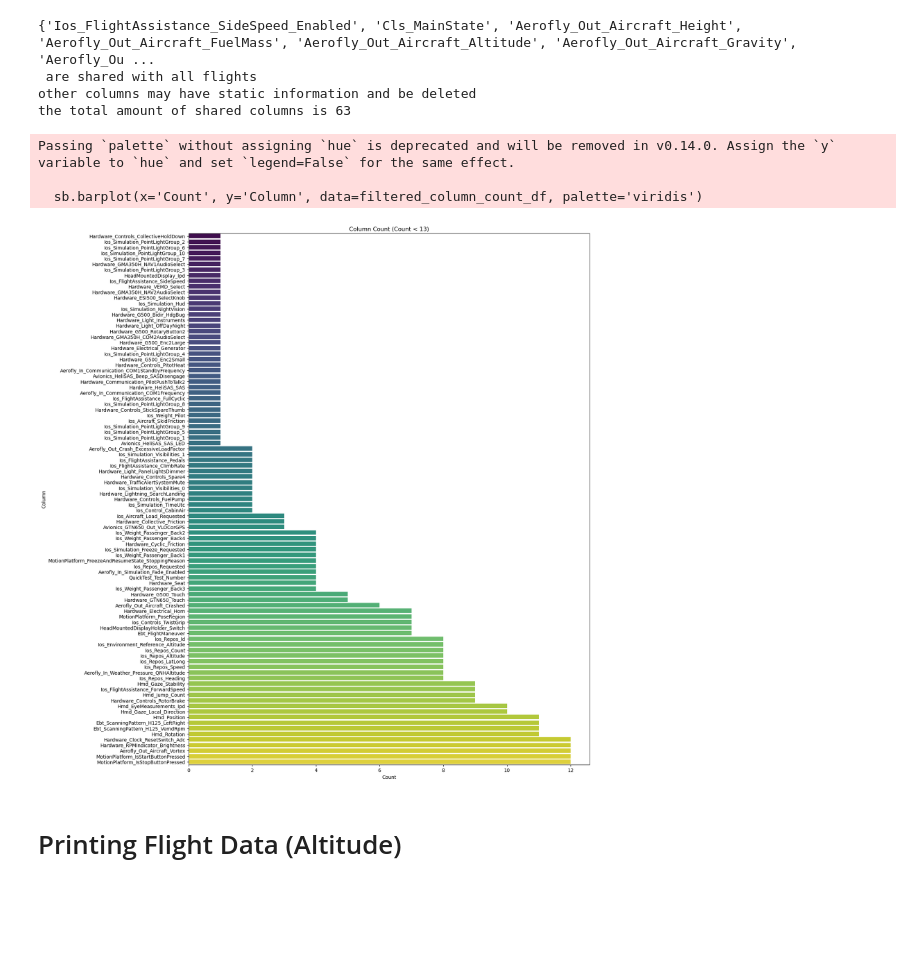
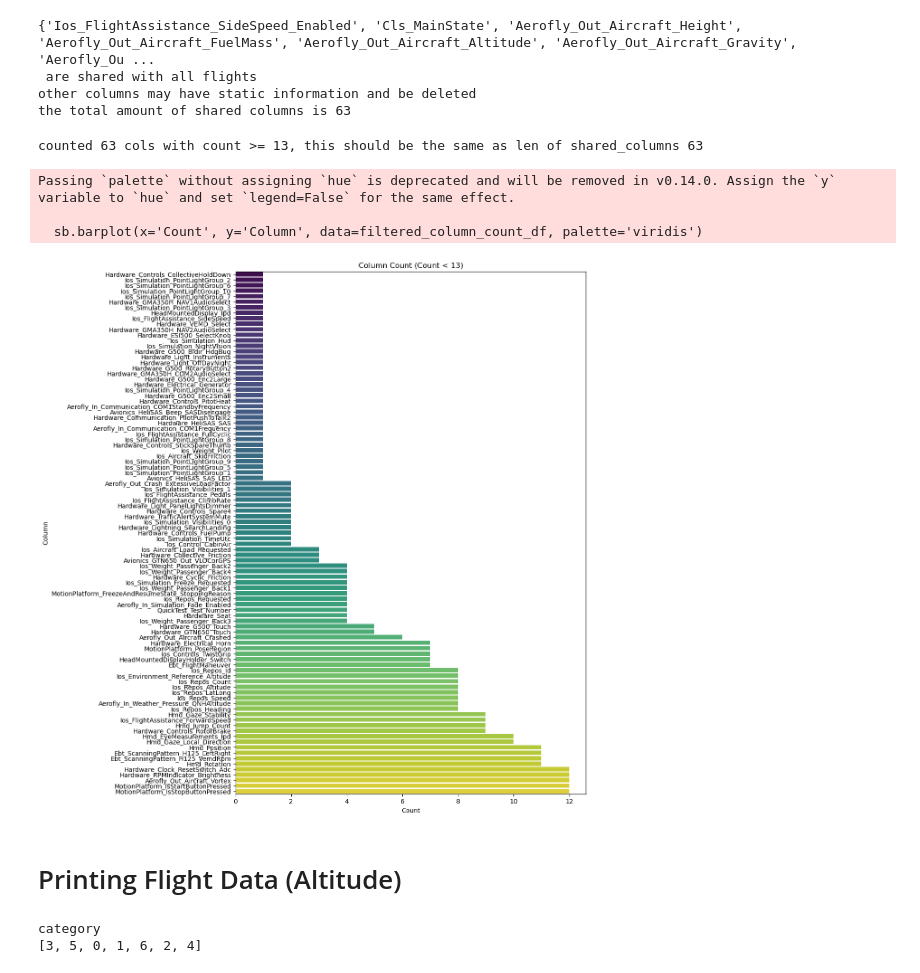
Before and after one commit to schbm/injmol, a Jupyter notebook: main.ipynb, the cells around one changed output. Saved outputs shown, nothing was run; the diff lists cells and outputs as text; code cells hidden in the pictures; blank space fills up the shorter version.

```diff
--- a/main.ipynb
+++ b/main.ipynb
@@ -587,28 +587,39 @@ for pkl_file in pkl_files:
         else:
             # If it's not, add it to the dictionary with a count of 1
             column_count[col] = 1
+# Print the length of all columns with count > 13
+print(f'counted {len([col for col, count in column_count.items() if count >= 13])} cols with count >= 13, this should be the same as len of shared_columns {len(shared_columns)}')
+# %% [output]
+counted 63 cols with count >= 13, this should be the same as len of shared_columns 63
 # %%
 # Filter the column_count dictionary to get only columns where count < 13
 filtered_columns = {col: count for col, count in column_count.items() if count < 13}
 
 # Convert the filtered dictionary to a DataFrame for easier plotting
 filtered_column_count_df = pd.DataFrame(list(filtered_columns.items()), columns=['Column', 'Count'])
 
 # Sort the DataFrame by 'Count' in ascending order
 filtered_column_count_df = filtered_column_count_df.sort_values(by='Count', ascending=True)
 
 # Create a bar plot
-plt.figure(figsize=(15, 20))
+plt.figure(figsize=(10, 15))
 sb.barplot(x='Count', y='Column', data=filtered_column_count_df, palette='viridis')
 plt.title('Column Count (Count < 13)')
 plt.xlabel('Count')
 plt.ylabel('Column')
 plt.show()
 # %% [output]
 Passing `palette` without assigning `hue` is deprecated and will be removed in v0.14.0. Assign the `y` variable to `hue` and set `legend=False` for the same effect.
 
   sb.barplot(x='Count', y='Column', data=filtered_column_count_df, palette='viridis')
-[figure, old version]
+[figure, new version]
 # %% [markdown]
 # Printing Flight Data (Altitude)
+# %%
+debug_df = pd.read_pickle('parsed_data/0bbf0c4e-fb3c-4213-bff8-ef21ee5ebf79.pkl')
+print(debug_df['maneuver'].dtype)
+print(debug_df['maneuver'].cat.categories.tolist())
+# %% [output]
+category
+[3, 5, 0, 1, 6, 2, 4]
 # %%
```
Also changed, not shown: parts of 1 cell of this notebook.
